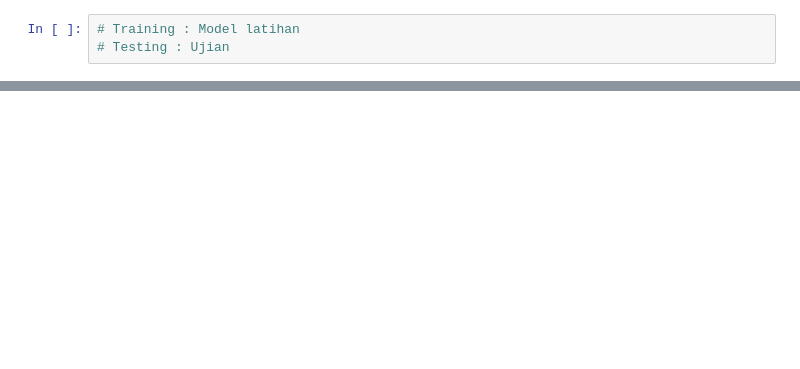
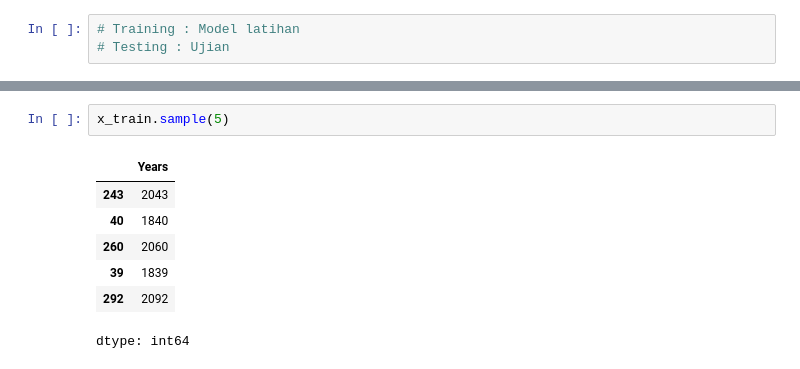
Before and after one commit to Aliyamkamila/Data-Science-Intermediate, a Jupyter notebook: Linear_Regresssion_End_to_End.ipynb, the cells around one changed output, grey strips where cells are left out. Cells and saved outputs as stored; diff of their text form; blank space fills up the shorter version.

```diff
--- a/Linear_Regresssion_End_to_End.ipynb
+++ b/Linear_Regresssion_End_to_End.ipynb
@@ -131,0 +162,10 @@ plt.show()
+# %%
+x_train.sample(5)
+# %% [output]
+|  | Years |
+| 243 | 2043 |
+| 40 | 1840 |
+| 260 | 2060 |
+| 39 | 1839 |
+| 292 | 2092 |
+dtype: int64
```
Also changed, not shown: parts of 14 cells of this notebook.
